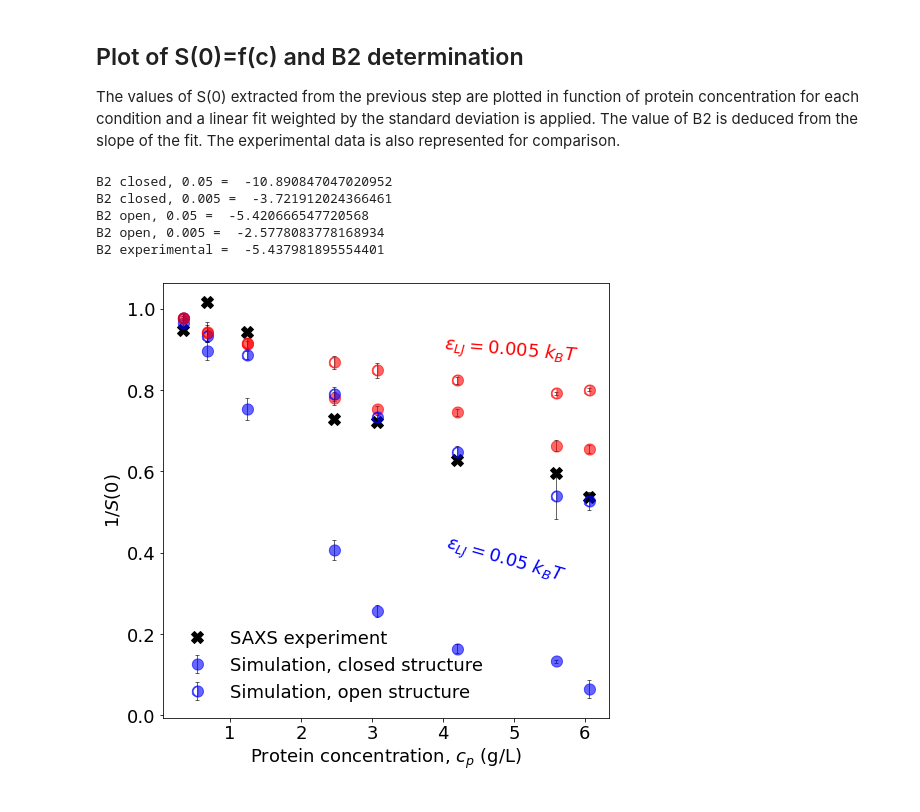
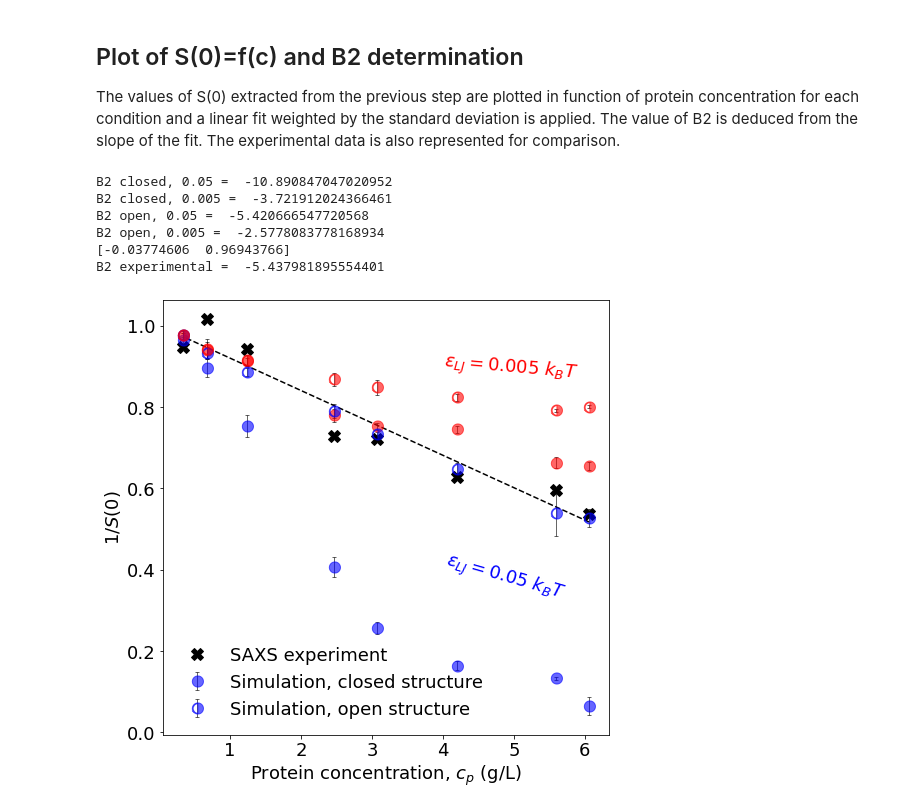
Before and after one commit to mlund/SI-Lipase-Structure-Factors, a Jupyter notebook: manybody/noswap/plot_manybody_noswap.ipynb, the cells around one changed output. Cells and saved outputs as stored; diff of their text form; code cells hidden in the pictures.

```diff
--- a/manybody/noswap/plot_manybody_noswap.ipynb
+++ b/manybody/noswap/plot_manybody_noswap.ipynb
@@ -378,32 +386,35 @@ for conf in ["closed", "open"]:
                      label=label, alpha=0.6)
 
         Mw = 29609.61
         N_A = 6.022*1e23
         A2 = fit[0]/(2*Mw)
         B2_raw = A2 * Mw**2 / N_A
         B2_hs = 2 * math.pi * (27.8*(10**-9)*2)**3 / 3
         print('B2 '+str(conf)+', '+str(epslj)+' = ', B2_raw/B2_hs)
 
 plt.text(4, 0.87, r'$\varepsilon_{LJ} = 0.005~k_BT$', color='r', rotation=-5)
 plt.text(4, 0.33, r'$\varepsilon_{LJ} = 0.05~k_BT$', color='b', rotation=-16)
 
 # experiment
 conc_s0, invs0_exp, s0_exp = np.loadtxt("s0_exp_series2.dat", usecols=(0,1,2), unpack=True)
 fit2 = np.polyfit(conc_s0, invs0_exp,deg=1)
-plt.plot(conc_s0, invs0_exp, marker='X', ls='None', ms=markersize, color='k', label="SAXS experiment")
+plt.plot(conc_s0, invs0_exp, marker='X', ls='None', ms=markersize, color='k', label="SAXS experiment", alpha=1)
 A2 = fit2[0]/(2*Mw)
 B2_raw = A2 * Mw**2 / N_A
 B2_hs = 2 * math.pi * (27.8*(10**-9)*2)**3 / 3
+plt.plot(conc_s0, fit2[0]*conc_s0+fit2[1], 'k--', alpha=1)
+print(fit)
 print('B2 experimental = ', B2_raw/B2_hs)
 plt.legend(frameon=False, loc=3)
 plt.xlabel("Protein concentration, $c_p$ (g/L)")
 plt.ylabel("$1/S(0)$")
 plt.savefig('one_over_sofzero.pdf', bbox_inches='tight')
 plt.show()
 # %% [output]
 B2 closed, 0.05 =  -10.890847047020952
 B2 closed, 0.005 =  -3.721912024366461
 B2 open, 0.05 =  -5.420666547720568
 B2 open, 0.005 =  -2.5778083778168934
+[-0.03774606  0.96943766]
 B2 experimental =  -5.437981895554401
-[figure, old version]
+[figure, new version]
```
Also changed, not shown: parts of 9 cells of this notebook.
